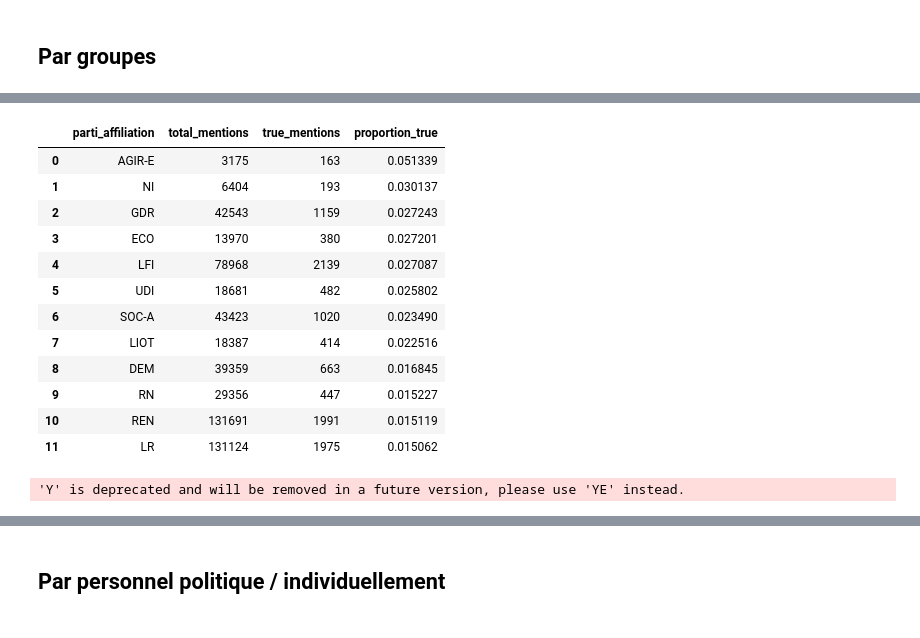
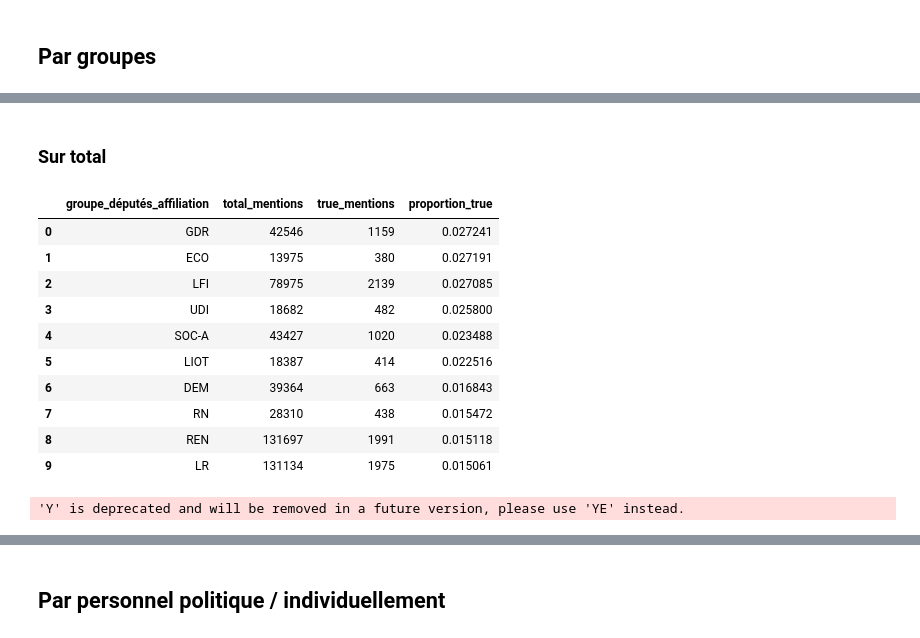
Before and after one commit to leomignot/republique-cest-quoi, a Jupyter notebook: exploration/analyses_%.ipynb, the cells around one changed output, grey strips where cells are left out. Drawn from its saved outputs; the diff is of its cells as text; code cells hidden in the pictures.

```diff
--- a/exploration/analyses_%.ipynb
+++ b/exploration/analyses_%.ipynb
@@ -503,32 +484,45 @@ Name: count, dtype: int64
+# %% [markdown]
+### Sur total
 # %%
-# Compter le nombre de fois où chaque parti dit "République"
+# Compter le nombre de fois où chaque groupe parlementaire dit "République"
 counts = (
-    df.groupby("parti_affiliation")["repu_match_valide"]
+    df.groupby("groupe_députés_affiliation")["repu_match_valide"]
     .agg(total_mentions="count", true_mentions=lambda x: (x == True).sum())
     .reset_index()
 )
 
 # Calcul de la proportion
 counts["proportion_true"] = counts["true_mentions"] / counts["total_mentions"]
 
 # Filtrer les orateurs avec au moins 10 mentions True
-filtered = counts[counts["true_mentions"] >= 150]
+filtered = counts[counts["true_mentions"] >= 250]
 
 # Trier par proportion décroissante et garder les 40 premiers
 df_toppartis = filtered.sort_values("proportion_true", ascending=False).head(40).reset_index(drop=True)
 
+# Graphique
+fig_toppartis = px.bar(
+    df_toppartis,
+    x="groupe_députés_affiliation",
+    y="proportion_true",
+    title="Proportions des occurrences de la 'République' par groupe parlementaire (<250 occurrences)",
+    labels={"groupe_députés_affiliation": "Groupe parlementaire", "proportion_true": "% 'République'"},
+    template="plotly_white",
+)
+
+fig_toppartis.update_layout(xaxis_tickangle=-45)
+
+fig_toppartis.show()
 df_toppartis
 # %% [output]
-|  | parti_affiliation | total_mentions | true_mentions | proportion_true |
-| 0 | AGIR-E | 3175 | 163 | 0.051339 |
-| 1 | NI | 6404 | 193 | 0.030137 |
-| 2 | GDR | 42543 | 1159 | 0.027243 |
-| 3 | ECO | 13970 | 380 | 0.027201 |
-| 4 | LFI | 78968 | 2139 | 0.027087 |
-| 5 | UDI | 18681 | 482 | 0.025802 |
-| 6 | SOC-A | 43423 | 1020 | 0.023490 |
-| 7 | LIOT | 18387 | 414 | 0.022516 |
-| 8 | DEM | 39359 | 663 | 0.016845 |
-| 9 | RN | 29356 | 447 | 0.015227 |
-| 10 | REN | 131691 | 1991 | 0.015119 |
-| 11 | LR | 131124 | 1975 | 0.015062 |
+|  | groupe_députés_affiliation | total_mentions | true_mentions | proportion_true |
+| 0 | GDR | 42546 | 1159 | 0.027241 |
+| 1 | ECO | 13975 | 380 | 0.027191 |
+| 2 | LFI | 78975 | 2139 | 0.027085 |
+| 3 | UDI | 18682 | 482 | 0.025800 |
+| 4 | SOC-A | 43427 | 1020 | 0.023488 |
+| 5 | LIOT | 18387 | 414 | 0.022516 |
+| 6 | DEM | 39364 | 663 | 0.016843 |
+| 7 | RN | 28310 | 438 | 0.015472 |
+| 8 | REN | 131697 | 1991 | 0.015118 |
+| 9 | LR | 131134 | 1975 | 0.015061 |
@@ -597,4 +528,0 @@ def groupes_evolutions(df, date_col="dateSeance_day", colonne_condition="repu_ma
-# %%
-groupes_evolutions(df)
-# %% [output]
-'Y' is deprecated and will be removed in a future version, please use 'YE' instead.
@@ -600,0 +600,4 @@ groupes_evolutions(df)
+# %%
+analyse_evolution_pourcentage(df)
+# %% [output]
+'Y' is deprecated and will be removed in a future version, please use 'YE' instead.
```
Also changed, not shown: parts of 42 cells of this notebook, 2 other files.
